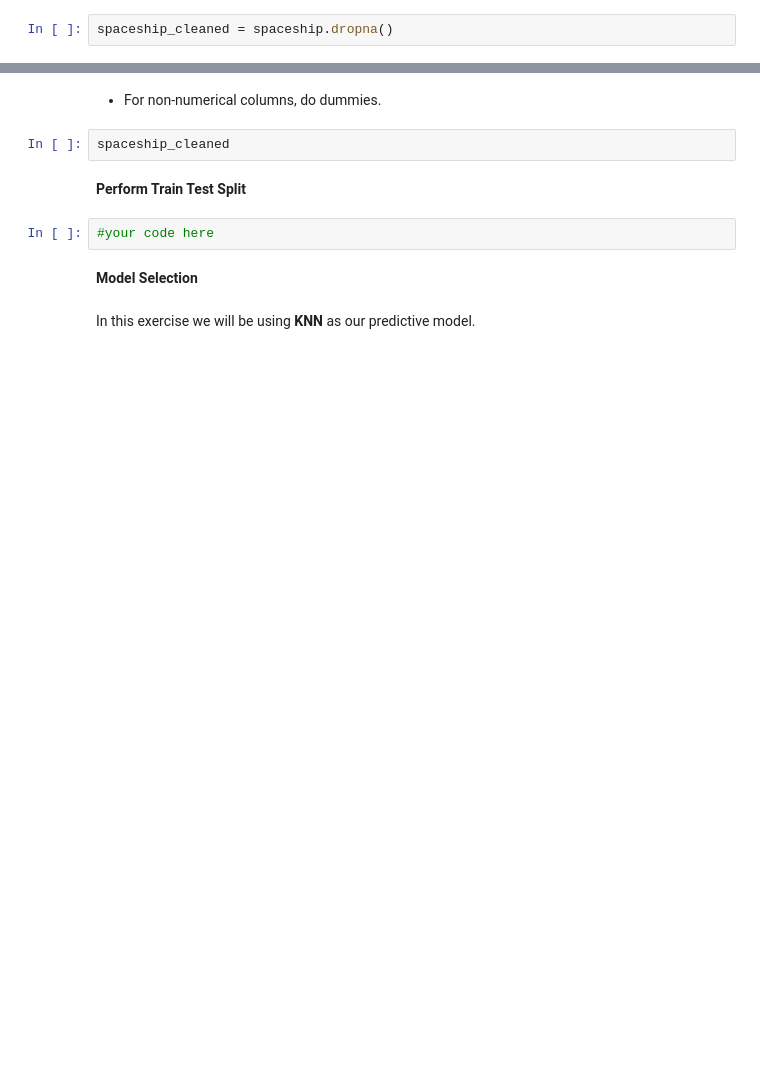
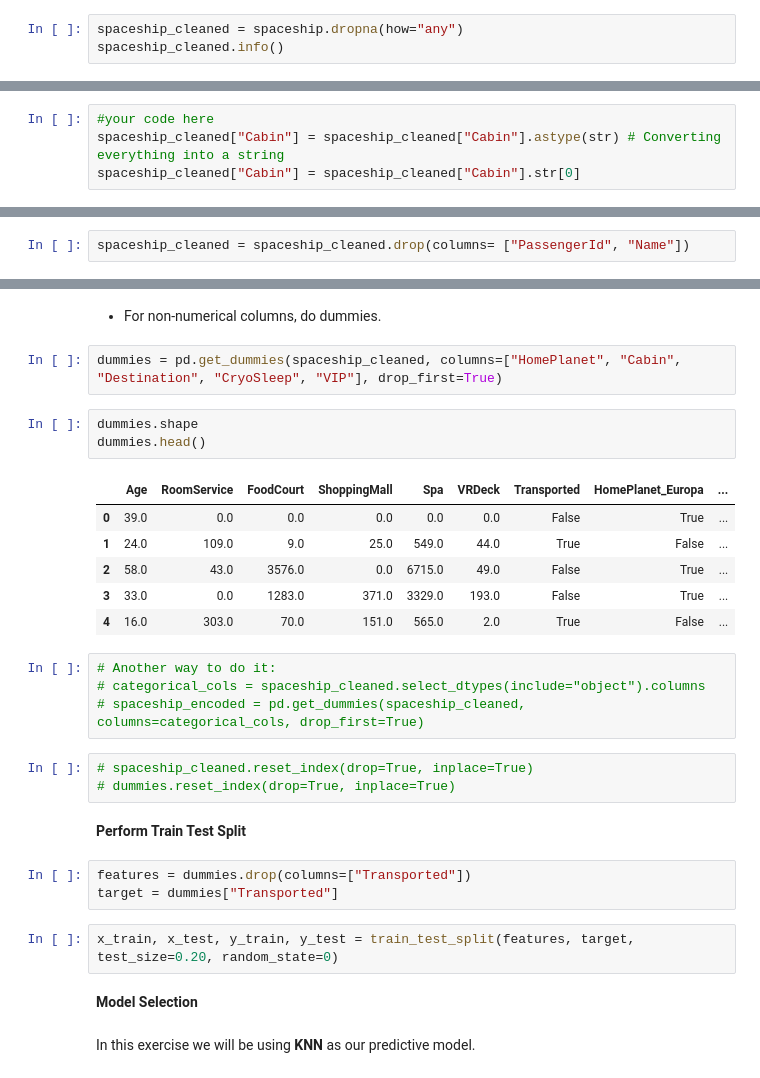
Before and after one commit to SheryllD/lab-feature-engineering, a Jupyter notebook: lab-feature_eng.ipynb, the cells around one changed output, grey strips where cells are left out. Cells and saved outputs as stored; diff of their text form; blank space fills up the shorter version.

```diff
--- a/lab-feature_eng.ipynb
+++ b/lab-feature_eng.ipynb
@@ -94,4 +96,5 @@ There are multiple strategies to handle missing data
 
 For this exercise, because we have such low amount of null values, we will drop rows containing any missing value.
 # %%
-spaceship_cleaned = spaceship.dropna()
+spaceship_cleaned = spaceship.dropna(how="any")
+spaceship_cleaned.info()
@@ -144,0 +182,4 @@ Name: Cabin, dtype: object
+# %%
+#your code here
+spaceship_cleaned["Cabin"] = spaceship_cleaned["Cabin"].astype(str) # Converting everything into a string
+spaceship_cleaned["Cabin"] = spaceship_cleaned["Cabin"].str[0]
@@ -148,0 +216,2 @@ Name: Cabin, dtype: object
+# %%
+spaceship_cleaned = spaceship_cleaned.drop(columns= ["PassengerId", "Name"])
@@ -149,11 +234,31 @@ Name: Cabin, dtype: object
 # %% [markdown]
 - For non-numerical columns, do dummies.
-# %%
-spaceship_cleaned
+# %%
+dummies = pd.get_dummies(spaceship_cleaned, columns=["HomePlanet", "Cabin", "Destination", "CryoSleep", "VIP"], drop_first=True)
+# %%
+dummies.shape
+dummies.head()
+# %% [output]
+|  | Age | RoomService | FoodCourt | ShoppingMall | Spa | VRDeck | Transported | HomePlanet_Europa | ... |
+| 0 | 39.0 | 0.0 | 0.0 | 0.0 | 0.0 | 0.0 | False | True | ... |
+| 1 | 24.0 | 109.0 | 9.0 | 25.0 | 549.0 | 44.0 | True | False | ... |
+| 2 | 58.0 | 43.0 | 3576.0 | 0.0 | 6715.0 | 49.0 | False | True | ... |
+| 3 | 33.0 | 0.0 | 1283.0 | 371.0 | 3329.0 | 193.0 | False | True | ... |
+| 4 | 16.0 | 303.0 | 70.0 | 151.0 | 565.0 | 2.0 | True | False | ... |
+# %%
+# Another way to do it:
+# categorical_cols = spaceship_cleaned.select_dtypes(include="object").columns
+# spaceship_encoded = pd.get_dummies(spaceship_cleaned, columns=categorical_cols, drop_first=True)
+# %%
+# spaceship_cleaned.reset_index(drop=True, inplace=True)
+# dummies.reset_index(drop=True, inplace=True)
 # %% [markdown]
 **Perform Train Test Split**
-# %%
-#your code here
+# %%
+features = dummies.drop(columns=["Transported"])
+target = dummies["Transported"]
+# %%
+x_train, x_test, y_train, y_test = train_test_split(features, target, test_size=0.20, random_state=0)
 # %% [markdown]
 **Model Selection**
 # %% [markdown]
```
Also changed, not shown: parts of 21 cells of this notebook.
